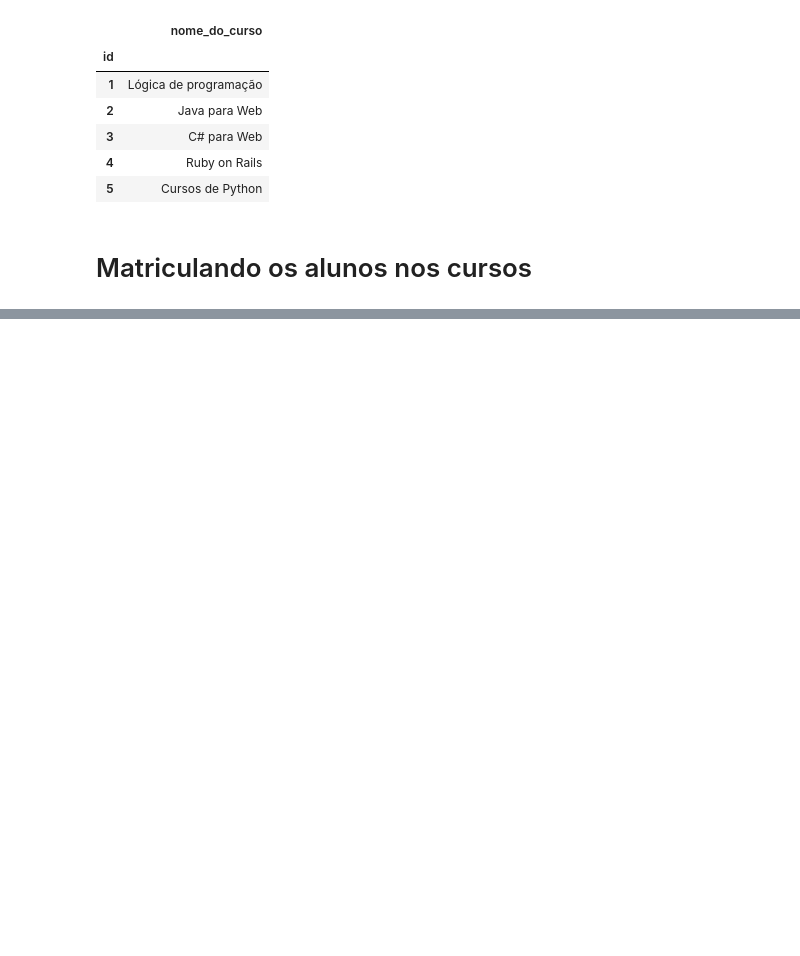
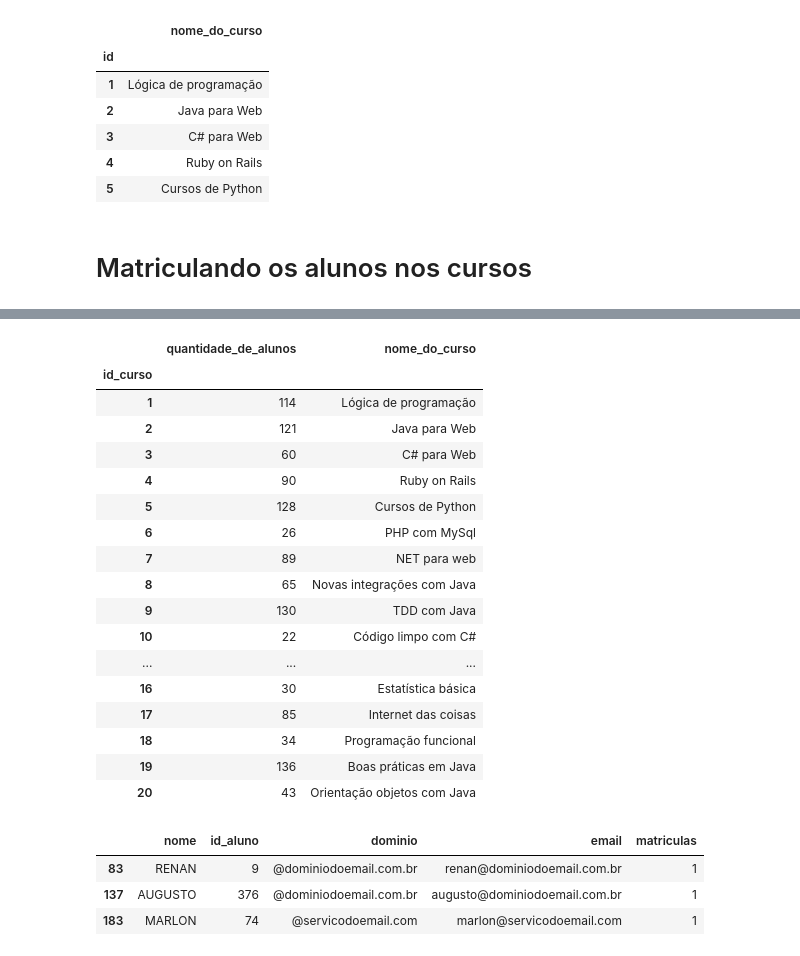
Before and after one commit to GabrielTB1/Pandas-IO, a Jupyter notebook: Pandas_IO.ipynb, the cells around one changed output, grey strips where cells are left out. Cells and saved outputs as stored; diff of their text form; code cells hidden in the pictures; blank space fills up the shorter version.

```diff
--- a/Pandas_IO.ipynb
+++ b/Pandas_IO.ipynb
@@ -213,0 +234,13 @@ Name: matriculas, dtype: int64
+# %%
+todas_matriculas = []
+x = np.random.rand(20)
+prob = x / sum(x)
+# %%
+for index, row in nomes.iterrows():
+  id = row.id_aluno
+  matriculas = row.matriculas
+  for i in range(matriculas):
+    mat = [id, np.random.choice(cursos.index, p = prob)]
+    todas_matriculas.append(mat)
+
+matriculas = pd.DataFrame(todas_matriculas, columns = ['id_aluno','id_curso'])
@@ -213,0 +256,28 @@ Name: matriculas, dtype: int64
+# %%
+matriculas.groupby('id_curso').count().join(cursos['nome_do_curso']).rename(columns={'id_aluno':'quantidade_de_alunos'})
+# %% [output]
+|  | quantidade_de_alunos | nome_do_curso |
+| id_curso |  |  |
+| 1 | 114 | Lógica de programação |
+| 2 | 121 | Java para Web |
+| 3 | 60 | C# para Web |
+| 4 | 90 | Ruby on Rails |
+| 5 | 128 | Cursos de Python |
+| 6 | 26 | PHP com MySql |
+| 7 | 89 | NET para web |
+| 8 | 65 | Novas integrações com Java |
+| 9 | 130 | TDD com Java |
+| 10 | 22 | Código limpo com C# |
+| ... | ... | ... |
+| 16 | 30 | Estatística básica |
+| 17 | 85 | Internet das coisas |
+| 18 | 34 | Programação funcional |
+| 19 | 136 | Boas práticas em Java |
+| 20 | 43 | Orientação objetos com Java |
+# %%
+nomes.sample(3)
+# %% [output]
+|  | nome | id_aluno | dominio | email | matriculas |
+| 83 | RENAN | 9 | @dominiodoemail.com.br | renan@dominiodoemail.com.br | 1 |
+| 137 | AUGUSTO | 376 | @dominiodoemail.com.br | augusto@dominiodoemail.com.br | 1 |
+| 183 | MARLON | 74 | @servicodoemail.com | marlon@servicodoemail.com | 1 |
```
Also changed, not shown: parts of 17 cells of this notebook.
